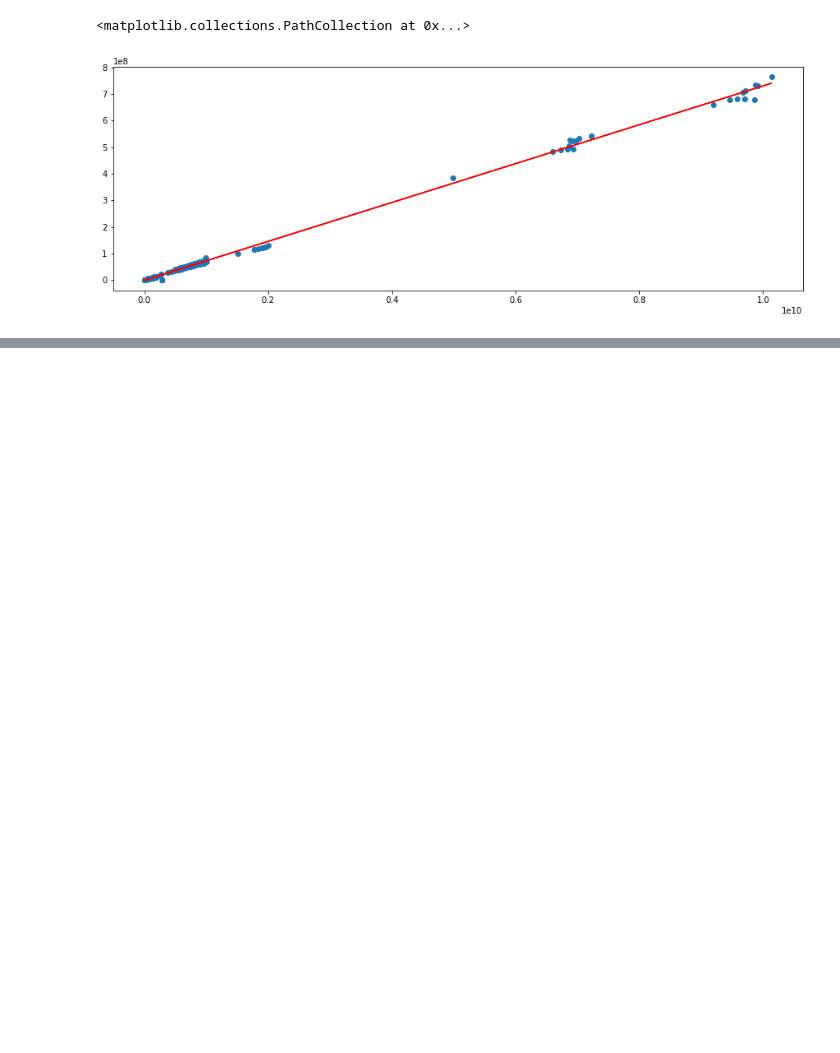
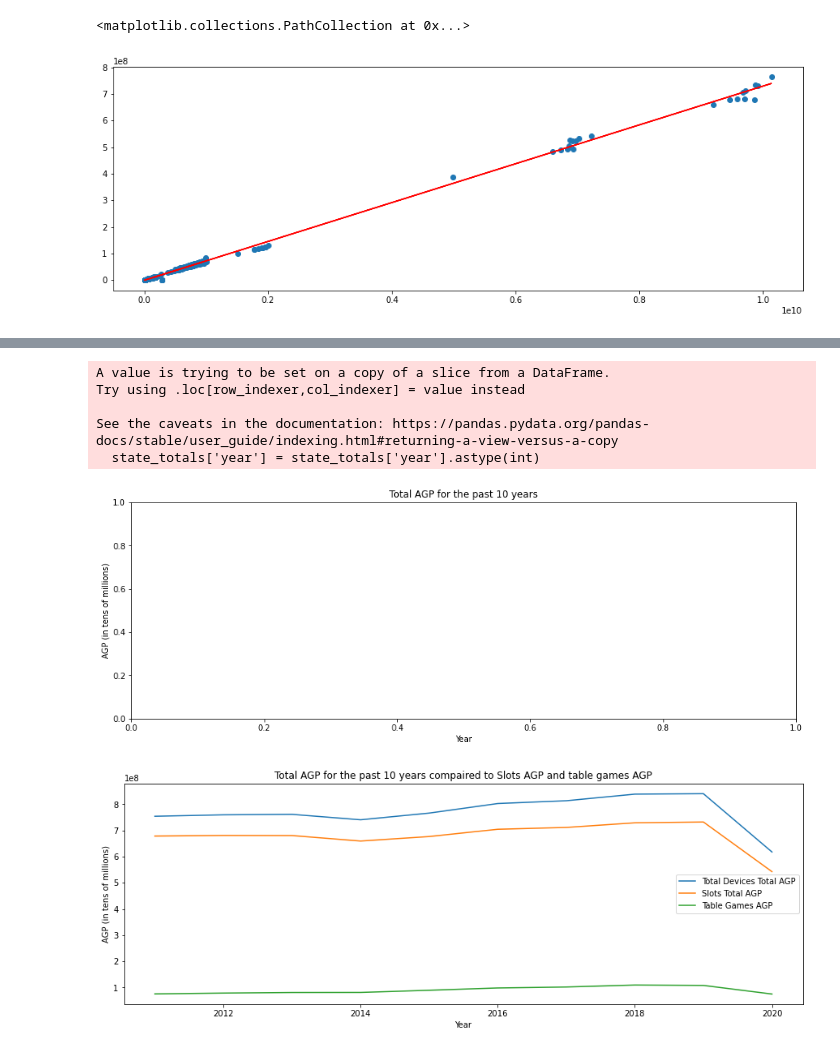
Before and after one commit to MattsonCam/Casino_Royale, a Jupyter notebook: casino_royale.ipynb, the cells around one changed output, grey strips where cells are left out. Drawn from its saved outputs; the diff is of its cells as text; code cells hidden in the pictures; blank space fills up the shorter version.

```diff
--- a/casino_royale.ipynb
+++ b/casino_royale.ipynb
@@ -264,3 +264,76 @@ plt.scatter(slotcoin,slotagp)
 # %% [output]
 <matplotlib.collections.PathCollection at 0x...>
 [figure]
+# %%
+#plot 1
+
+state_totals['year'] = state_totals['year'].astype(int)
+state_totals=state_totals[(state_totals['year'] < 2021)]
+print(state_totals.head(20))
+
+state_totals.plot(kind='line',x='year',y='Total Devices Total AGP',ax=ax)
+
+ax = plt.gca()
+plt.title("Total AGP for the past 10 years")
+plt.xlabel("Year")
+plt.ylabel("AGP (in tens of millions)")
+plt.show()
+
+
+#plot 2
+ax = plt.gca()
+
+state_totals.plot(kind='line',x='year',y='Total Devices Total AGP',ax=ax)
+state_totals.plot(kind='line',x='year',y='Slots Total AGP',ax=ax)
+state_totals.plot(kind='line',x='year',y='Table Games AGP',ax=ax)
+
+
+
+plt.title("Total AGP for the past 10 years compaired to Slots AGP and table games AGP")
+plt.xlabel("Year")
+plt.ylabel("AGP (in tens of millions)")
+plt.show()
+
+
+#plot 3
+ax = plt.gca()
+
+state_totals.plot(kind='line',x='year',y='1¢ Slots AGP',ax=ax)
+state_totals.plot(kind='line',x='year',y='5¢ Slots AGP',ax=ax)
+state_totals.plot(kind='line',x='year',y='10¢ Slots AGP',ax=ax)
+state_totals.plot(kind='line',x='year',y='25¢ Slots AGP',ax=ax)
+state_totals.plot(kind='line',x='year',y='50¢ Slots AGP',ax=ax)
+state_totals.plot(kind='line',x='year',y='$1 Slots AGP',ax=ax)
+state_totals.plot(kind='line',x='year',y='$2 Slots AGP',ax=ax)
+state_totals.plot(kind='line',x='year',y='$5 Slots AGP',ax=ax)
+state_totals.plot(kind='line',x='year',y='High Denom Slots AGP',ax=ax)
+state_totals.plot(kind='line',x='year',y='Multi-Denom Slots AGP',ax=ax)
+#state.plot(kind='line',x='name',y='num_pets', color='red', ax=ax)
+
+plt.title("Break down of AGP for the different types of slots")
+plt.xlabel("Year")
+plt.ylabel("Average (in tens of millions)")
+plt.show()
+
+#plot 4
+ax = plt.gca()
+
+state_totals.plot(kind='line',x='year',y='BJ Tables AGP',ax=ax)
+state_totals.plot(kind='line',x='year',y='Craps Tables AGP',ax=ax)
+state_totals.plot(kind='line',x='year',y='HB Poker Tables AGP',ax=ax)
+state_totals.plot(kind='line',x='year',y='PB Poker Tables AGP',ax=ax)
+state_totals.plot(kind='line',x='year',y='Roulette Tables AGP',ax=ax)
+#state.plot(kind='line',x='name',y='num_pets', color='red', ax=ax)
+
+plt.title("Break down of AGP for the different types of table games")
+plt.xlabel("Year")
+plt.ylabel("AGP (in millions)")
+plt.show()
+
+
+state_totals.to_csv('state_totals.csv')
+colors = ['r','g','b']
+#plt.scatter(state.iloc[:,0],np.zeros(len(state.iloc[:,0])), color='r')
+#plt.scatter(cripple.iloc[:,0],np.zeros(len(cripple.iloc[:,0])), color='g')
+#plt.scatter(black.iloc[:,0],np.zeros(len(black.iloc[:,0])), color='b')
+# %% [output]
@@ -266,0 +357,7 @@ plt.scatter(slotcoin,slotagp)
+A value is trying to be set on a copy of a slice from a DataFrame.
+Try using .loc[row_indexer,col_indexer] = value instead
+
+See the caveats in the documentation: https://pandas.pydata.org/pandas-docs/stable/user_guide/indexing.html#returning-a-view-versus-a-copy
+  state_totals['year'] = state_totals['year'].astype(int)
+[figure, added]
+[figure, added]
```
Also changed, not shown: parts of 4 cells of this notebook.
